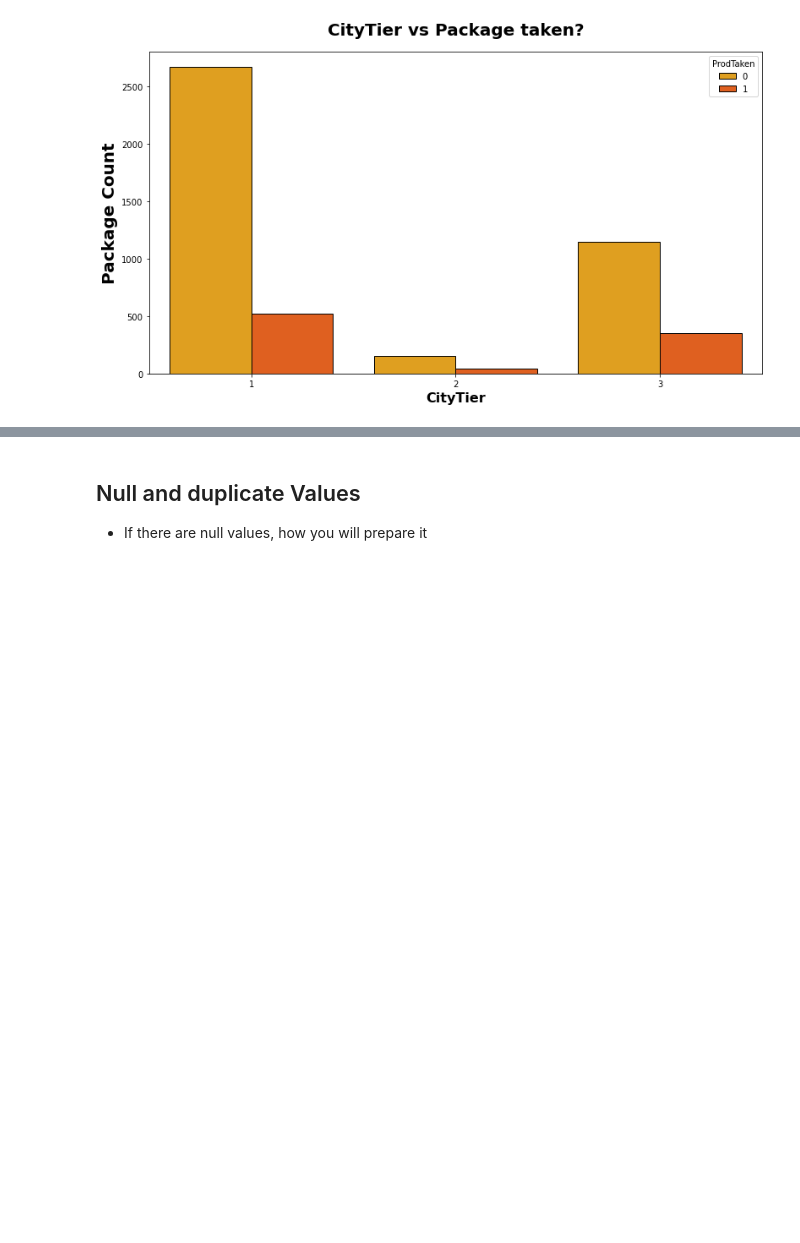
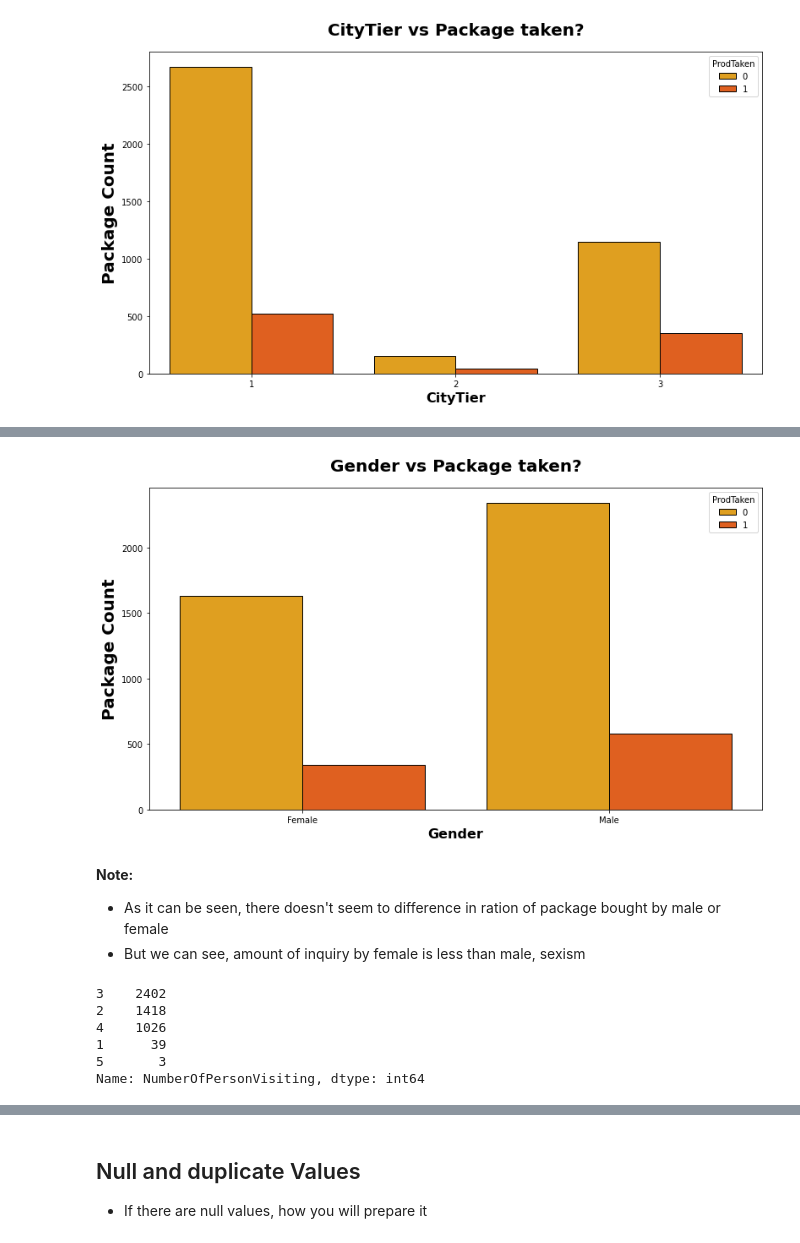
Before and after one commit to wasimmadha/tourism_package, a Jupyter notebook: notebooks/Data Exploration.ipynb, the cells around one changed output, grey strips where cells are left out. Drawn from its saved outputs; the diff is of its cells as text; code cells hidden in the pictures; blank space fills up the shorter version.

```diff
--- a/notebooks/Data Exploration.ipynb
+++ b/notebooks/Data Exploration.ipynb
@@ -191,0 +255,24 @@ plt.show()
+# %%
+df['Gender'].replace({'Fe Male': 'Female'}, inplace=True)
+# %%
+plt.subplots(figsize=(13,7))
+sns.countplot(x="Gender",hue="ProdTaken", data= df,ec = "black",palette="autumn_r")
+plt.title("Gender vs Package taken?", weight="bold",fontsize=20, pad=20)
+plt.ylabel("Package Count", weight="bold", fontsize=20)
+plt.xlabel("Gender", weight="bold", fontsize=16)
+plt.show()
+# %% [output]
+[figure, added]
+# %% [markdown]
+**Note:**
+- As it can be seen, there doesn't seem to difference in ration of package bought by male or female
+- But we can see, amount of inquiry by female is less than male, sexism
+# %%
+df['NumberOfPersonVisiting'].value_counts()
+# %% [output]
+3    2402
+2    1418
+4    1026
+1      39
+5       3
+Name: NumberOfPersonVisiting, dtype: int64
```
Also changed, not shown: parts of 26 cells of this notebook.
